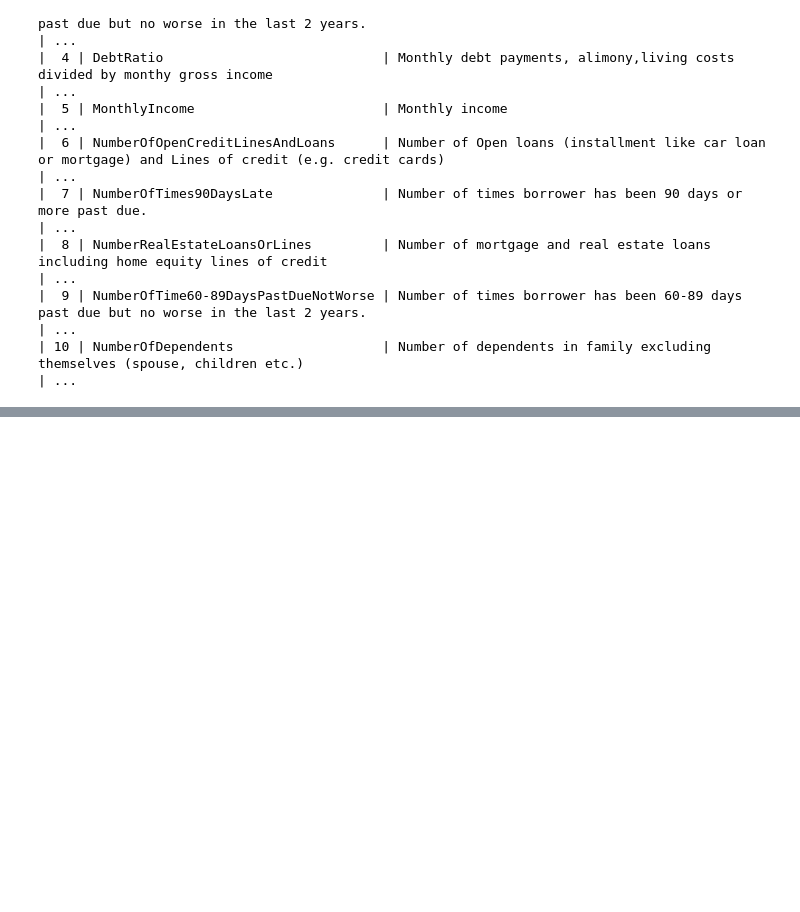
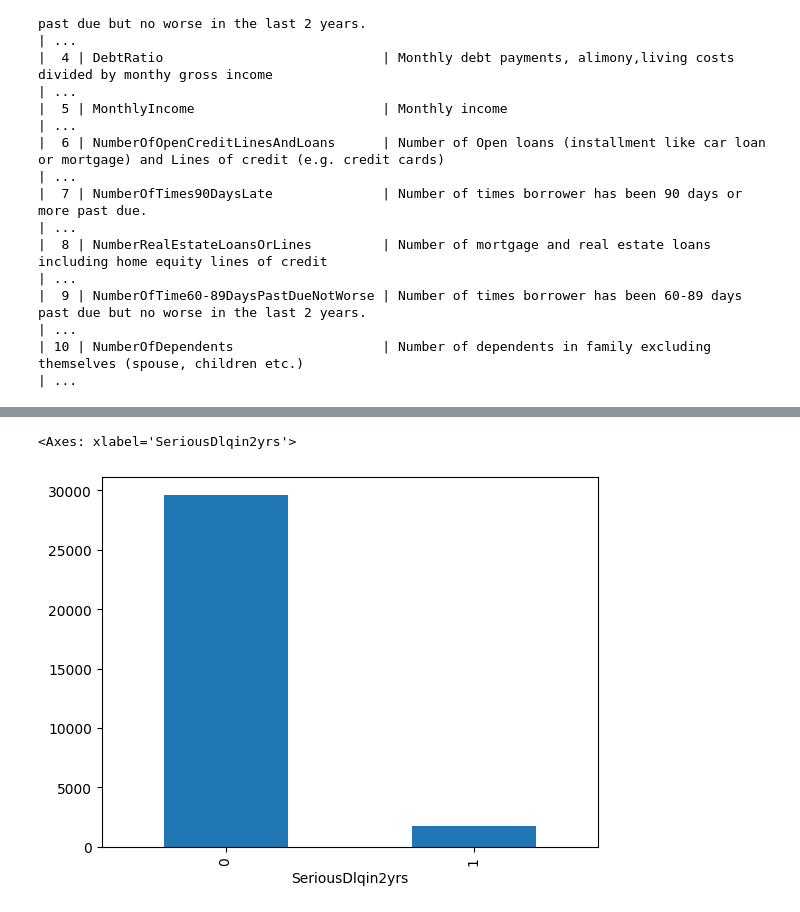
Before and after one commit to IvanLewkowicz/Credit-Risk-Prediction, a Jupyter notebook: notebooks/1-IL-initial-exploration.ipynb, the cells around one changed output, grey strips where cells are left out. Drawn from its saved outputs; the diff is of its cells as text; code cells hidden in the pictures; blank space fills up the shorter version.

```diff
--- a/notebooks/1-IL-initial-exploration.ipynb
+++ b/notebooks/1-IL-initial-exploration.ipynb
@@ -57,0 +129,5 @@ sns.barplot(
+# %%
+df_train[(df_train['MonthlyIncome']==0) | (df_train['MonthlyIncome'].isna()) ].SeriousDlqin2yrs.value_counts().plot.bar()
+# %% [output]
+<Axes: xlabel='SeriousDlqin2yrs'>
+[figure, added]
```
Also changed, not shown: parts of 19 cells of this notebook.
